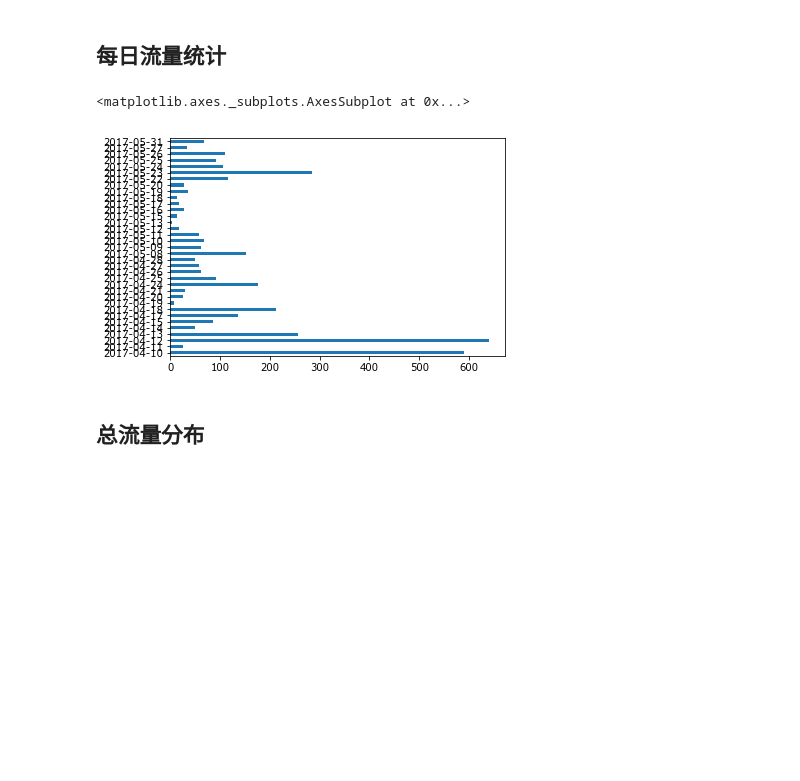
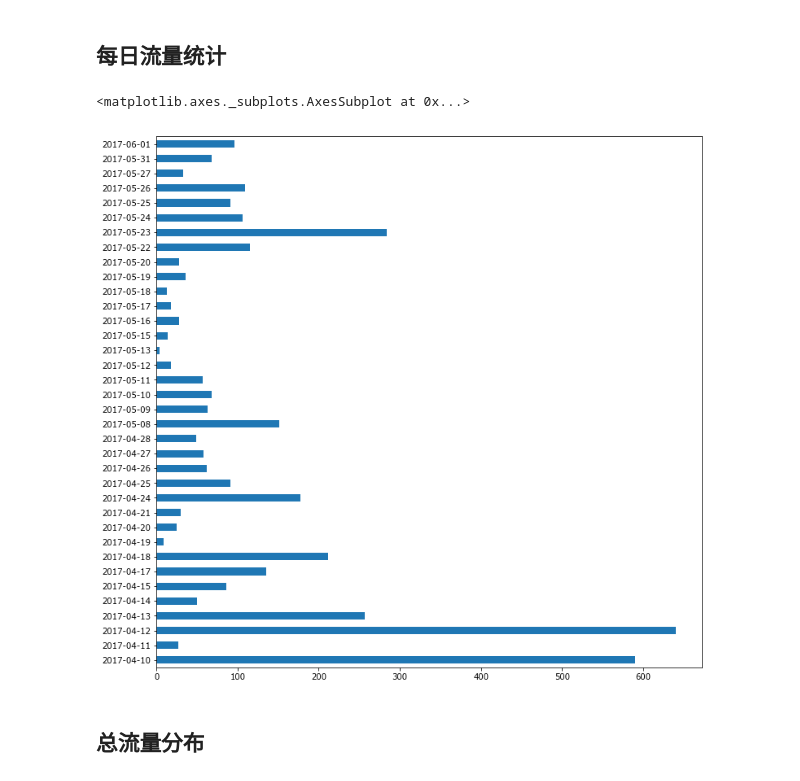
Before and after one commit to hugolu/learn-data-analysis, a Jupyter notebook: wangwang/network-traffic-analysis.ipynb, the cells around one changed output. Cells and saved outputs as stored; diff of their text form; code cells hidden in the pictures; blank space fills up the shorter version.

```diff
--- a/wangwang/network-traffic-analysis.ipynb
+++ b/wangwang/network-traffic-analysis.ipynb
@@ -70,10 +70,10 @@ Name: 流量, dtype: float64
 # %% [markdown]
 ## 每日流量统计
 # %%
-daily_total.plot.barh()
+daily_total.plot.barh(figsize=(12,12))
 # %% [output]
 <matplotlib.axes._subplots.AxesSubplot at 0x...>
-[figure, old version]
+[figure, new version]
 # %% [markdown]
 ## 总流量分布
 # %%
```
Also changed, not shown: parts of 7 cells of this notebook, 1 other file.
